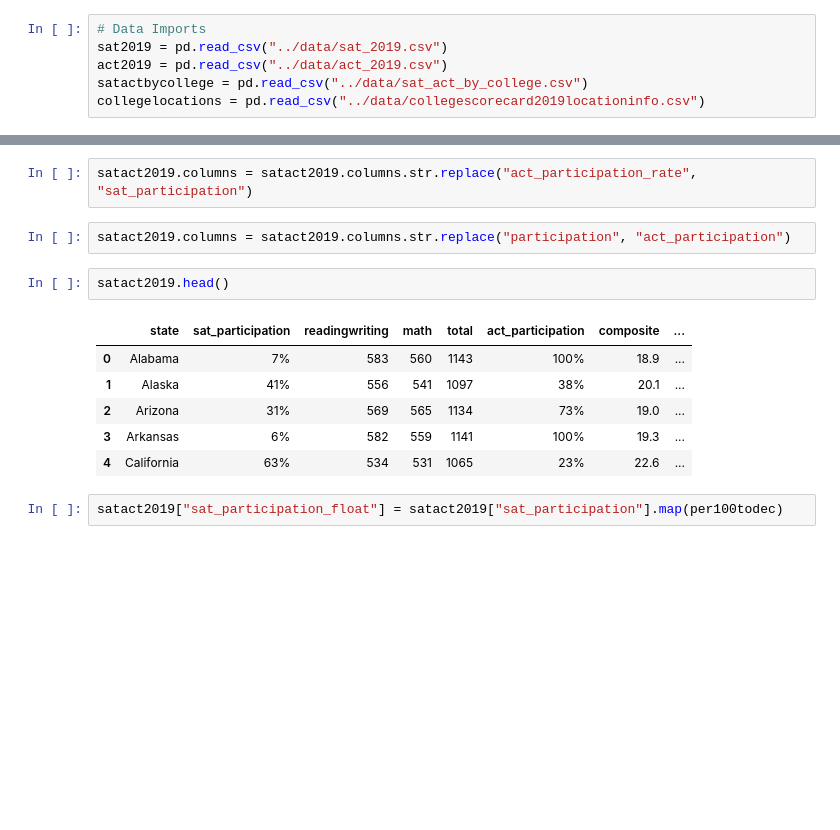
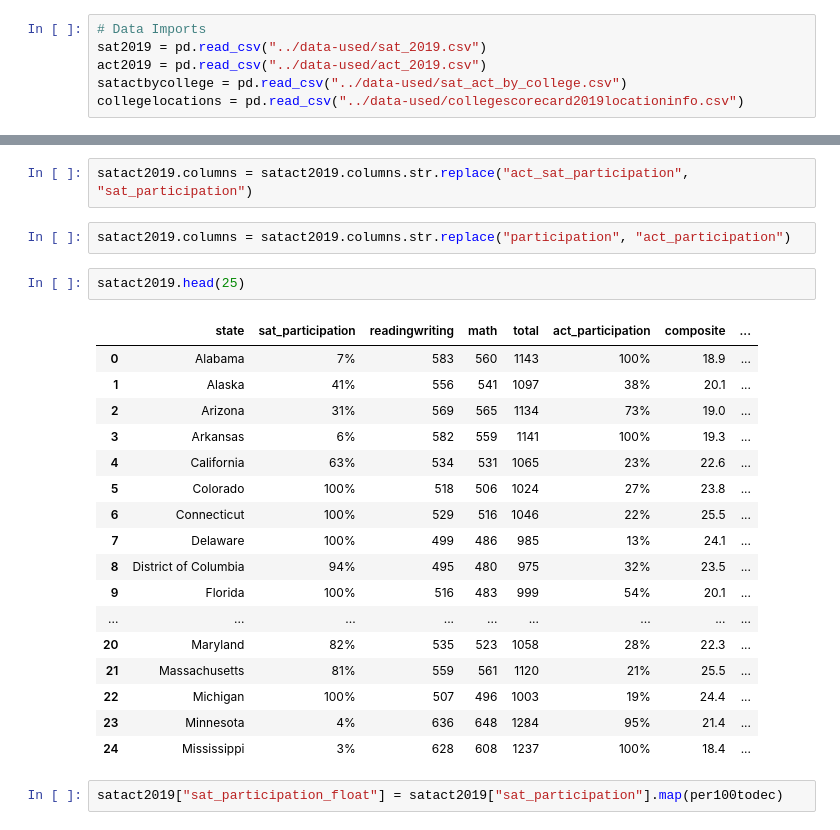
Before and after one commit to dmartorano/standardized_test, a Jupyter notebook: code/submission-code.ipynb, the cells around one changed output, grey strips where cells are left out. Drawn from its saved outputs; the diff is of its cells as text; blank space fills up the shorter version.

```diff
--- a/code/submission-code.ipynb
+++ b/code/submission-code.ipynb
@@ -167,10 +167,10 @@ Import the datasets that you selected for this project and go through the follow
 11. Save your cleaned and merged dataframes as csv files.
 # %%
 # Data Imports
-sat2019 = pd.read_csv("../data/sat_2019.csv")
-act2019 = pd.read_csv("../data/act_2019.csv")
-satactbycollege = pd.read_csv("../data/sat_act_by_college.csv")
-collegelocations = pd.read_csv("../data/collegescorecard2019locationinfo.csv")
+sat2019 = pd.read_csv("../data-used/sat_2019.csv")
+act2019 = pd.read_csv("../data-used/act_2019.csv")
+satactbycollege = pd.read_csv("../data-used/sat_act_by_college.csv")
+collegelocations = pd.read_csv("../data-used/collegescorecard2019locationinfo.csv")
 # %%
 collegelocations.info()
 # %% [output]
@@ -439,18 +439,29 @@ satact2019.head()
 | 3 | Arkansas | 6% | 582 | 559 | 1141 | 100% | 19.3 |
 | 4 | California | 63% | 534 | 531 | 1065 | 23% | 22.6 |
 # %%
-satact2019.columns = satact2019.columns.str.replace("act_participation_rate", "sat_participation")
+satact2019.columns = satact2019.columns.str.replace("act_sat_participation", "sat_participation")
 # %%
 satact2019.columns = satact2019.columns.str.replace("participation", "act_participation")
 # %%
-satact2019.head()
+satact2019.head(25)
 # %% [output]
 |  | state | sat_participation | readingwriting | math | total | act_participation | composite | ... |
 | 0 | Alabama | 7% | 583 | 560 | 1143 | 100% | 18.9 | ... |
 | 1 | Alaska | 41% | 556 | 541 | 1097 | 38% | 20.1 | ... |
 | 2 | Arizona | 31% | 569 | 565 | 1134 | 73% | 19.0 | ... |
 | 3 | Arkansas | 6% | 582 | 559 | 1141 | 100% | 19.3 | ... |
 | 4 | California | 63% | 534 | 531 | 1065 | 23% | 22.6 | ... |
+| 5 | Colorado | 100% | 518 | 506 | 1024 | 27% | 23.8 | ... |
+| 6 | Connecticut | 100% | 529 | 516 | 1046 | 22% | 25.5 | ... |
+| 7 | Delaware | 100% | 499 | 486 | 985 | 13% | 24.1 | ... |
+| 8 | District of Columbia | 94% | 495 | 480 | 975 | 32% | 23.5 | ... |
+| 9 | Florida | 100% | 516 | 483 | 999 | 54% | 20.1 | ... |
+| ... | ... | ... | ... | ... | ... | ... | ... | ... |
+| 20 | Maryland | 82% | 535 | 523 | 1058 | 28% | 22.3 | ... |
+| 21 | Massachusetts | 81% | 559 | 561 | 1120 | 21% | 25.5 | ... |
+| 22 | Michigan | 100% | 507 | 496 | 1003 | 19% | 24.4 | ... |
+| 23 | Minnesota | 4% | 636 | 648 | 1284 | 95% | 21.4 | ... |
+| 24 | Mississippi | 3% | 628 | 608 | 1237 | 100% | 18.4 | ... |
 # %%
 satact2019["sat_participation_float"] = satact2019["sat_participation"].map(per100todec)
 # %%
```
Also changed, not shown: parts of 20 cells of this notebook, 3 other files.
